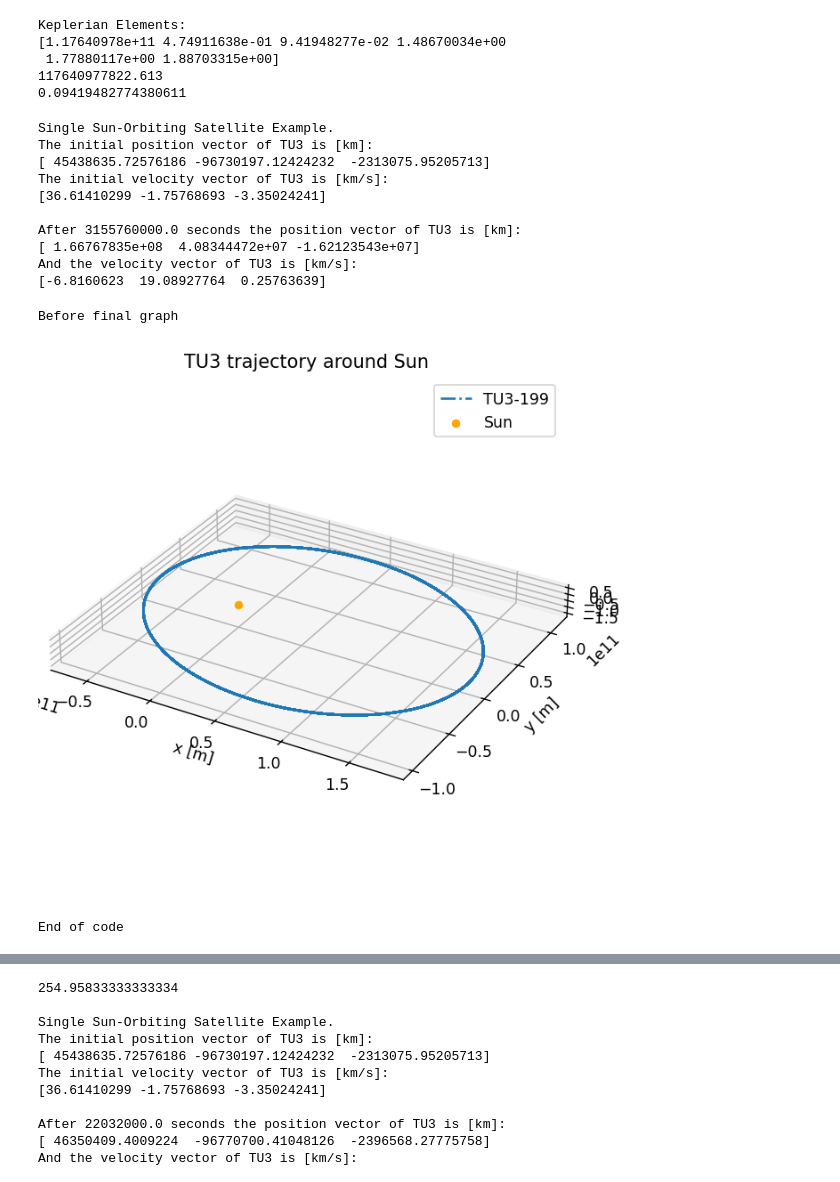
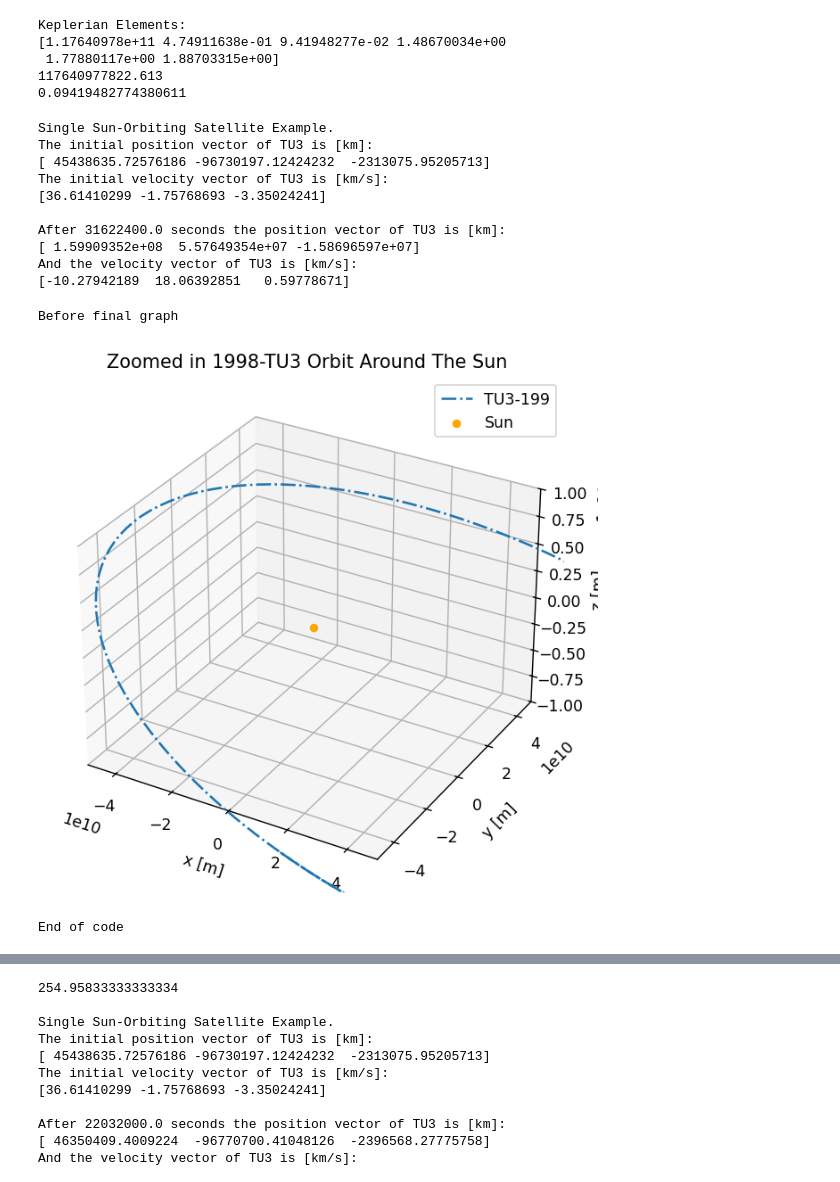
Before and after one commit to PocketBloom/Bachelor_Project, a Jupyter notebook: TU3/TU3_orbit_simple.ipynb, the cells around one changed output, grey strips where cells are left out. Cells and saved outputs as stored; diff of their text form; code cells hidden in the pictures.

```diff
--- a/TU3/TU3_orbit_simple.ipynb
+++ b/TU3/TU3_orbit_simple.ipynb
@@ -26,7 +26,7 @@ spice.load_standard_kernels()
 # The start day is set to be 1st of January 2000
 
 simulation_start_epoch = DateTime(2000, 1, 1).to_epoch()
-simulation_end_epoch   = DateTime(2100, 1, 1).to_epoch()
+simulation_end_epoch   = DateTime(2001, 1, 1).to_epoch()
 
 # The start time is changed to 2025-Nov-21 (see JPL Horizon --> initial condition)
 
@@ -164,7 +164,6 @@ initial_state_TU3 = element_conversion.keplerian_to_cartesian_elementwise(
    true_anomaly = test_initial_TU3_array[5],
 )
 # ---------------------------------
-
 
 # Create termination settings
 termination_settings_TU3 = propagation_setup.propagator.time_termination(simulation_end_epoch)
@@ -215,10 +214,10 @@ The initial position vector of TU3 is [km]:
 The initial velocity vector of TU3 is [km/s]:
 [36.61410299 -1.75768693 -3.35024241]
 
-After 3155760000.0 seconds the position vector of TU3 is [km]:
-[ 1.66767835e+08  4.08344472e+07 -1.62123543e+07]
+After 31622400.0 seconds the position vector of TU3 is [km]:
+[ 1.59909352e+08  5.57649354e+07 -1.58696597e+07]
 And the velocity vector of TU3 is [km/s]:
-[-6.8160623  19.08927764  0.25763639]
+[-10.27942189  18.06392851   0.59778671]
 # %%
 # # To examine how far apart the "real" values of TU3 are from JPL Horizon
 
@@ -347,30 +346,36 @@ And the velocity vector of TU3 is [km/s]:
 # %%
 # Printing the orbit:
 
 # Define a 3D figure using pyplot
 fig = plt.figure(figsize=(6,6), dpi=125)
 ax = fig.add_subplot(111, projection='3d')
-ax.set_title(f'TU3 trajectory around Sun')
+ax.set_title(f'Zoomed in 1998-TU3 Orbit Around The Sun')
 
 # Plot the positional state history
 ax.plot(states_array_TU3[:, 1], states_array_TU3[:, 2], states_array_TU3[:, 3], label=bodies_to_propagate_TU3[0], linestyle='-.')
 ax.scatter(0.0, 0.0, 0.0, label="Sun", marker='o', color='orange')
 
 print("Before final graph")
 
 # Add the legend and labels, then show the plot
 ax.legend()
 ax.set_xlabel('x [m]')
 ax.set_ylabel('y [m]')
 ax.set_zlabel('z [m]')
-ax.set_aspect('equal')
+
+#ax.set_aspect('equal')
+# TU3 Orbit
+ax.set_xlim(-5e10, 5e10)
+ax.set_ylim(-5e10, 5e10)
+ax.set_zlim(-1e10, 1e10)
+
 plt.show()
 plt.close('all')
 
 print("End of code")
 # %% [output]
 Before final graph
-[figure, old version]
+[figure, new version]
 End of code
 # %%
 # Printing the zoomed in orbit:
```
Also changed, not shown: parts of 5 cells of this notebook.
